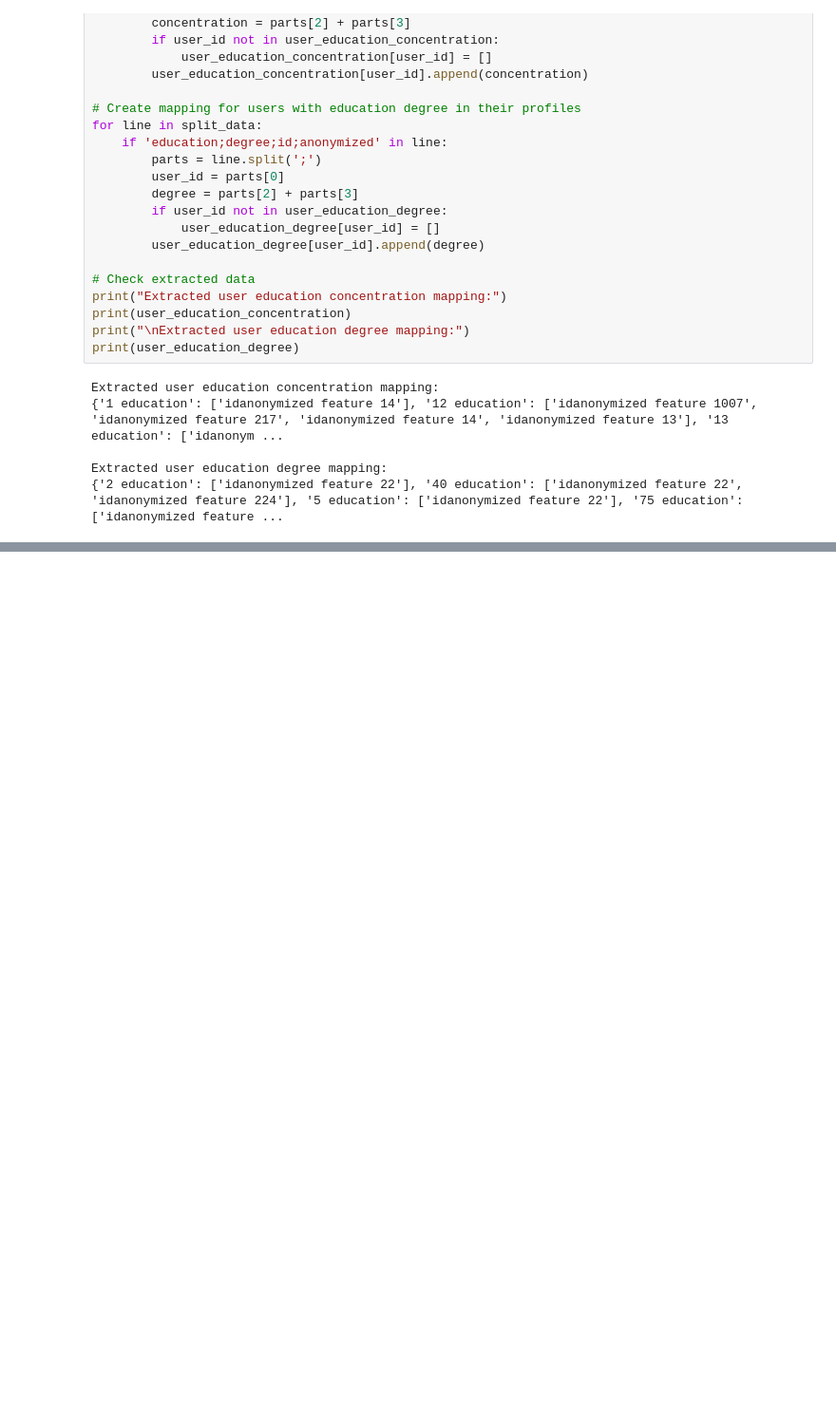
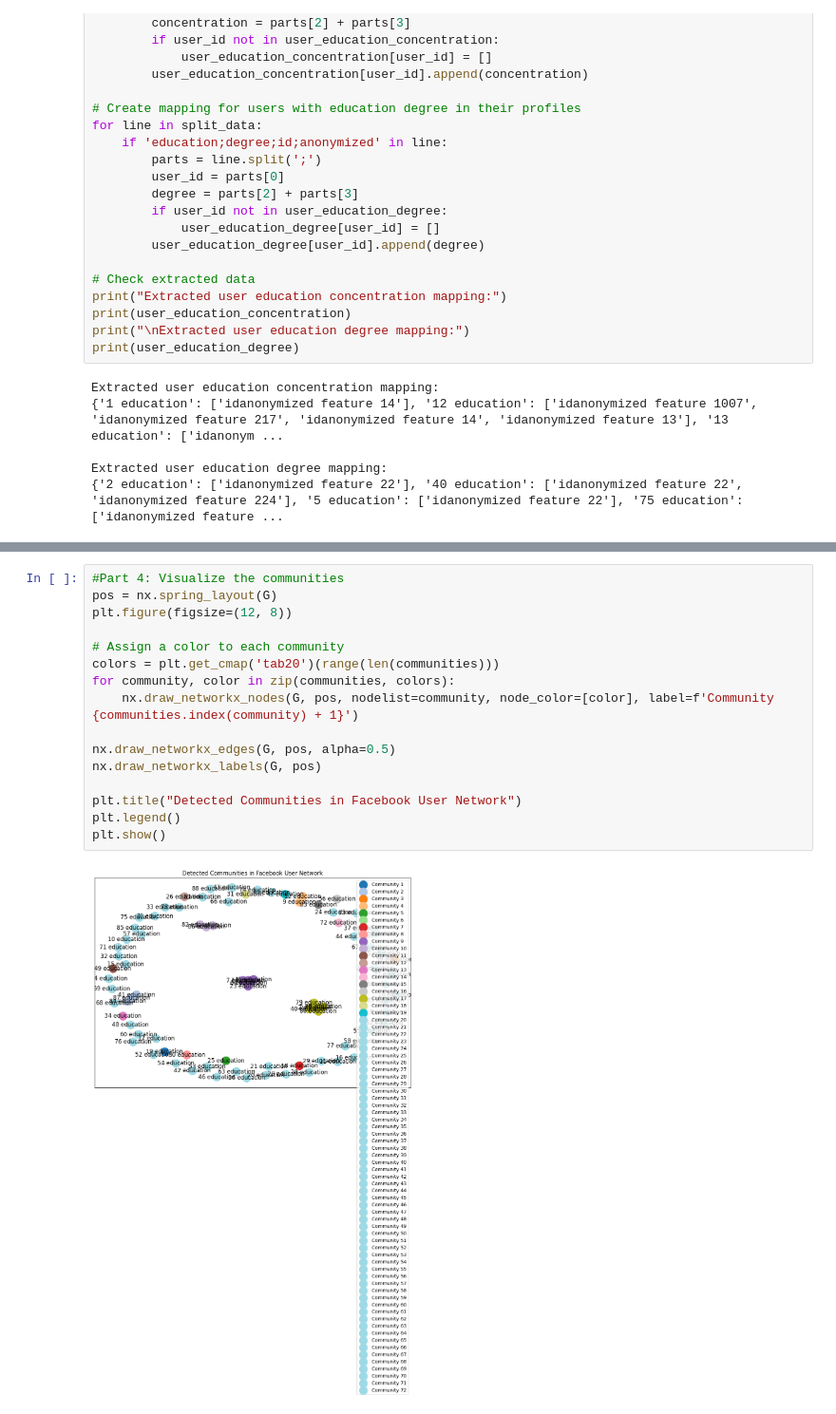
Before and after one commit to tahas022/EECS4414, a Jupyter notebook: facebook_community_discovery/facebook_community.ipynb, the cells around one changed output, grey strips where cells are left out. Shown: that part at 95% size. Cells and saved outputs as stored; diff of their text form; blank space fills up the shorter version.

```diff
--- a/facebook_community_discovery/facebook_community.ipynb
+++ b/facebook_community_discovery/facebook_community.ipynb
@@ -122,0 +175,18 @@ Number of edges: 214
+# %%
+#Part 4: Visualize the communities
+pos = nx.spring_layout(G)
+plt.figure(figsize=(12, 8))
+
+# Assign a color to each community
+colors = plt.get_cmap('tab20')(range(len(communities)))
+for community, color in zip(communities, colors):
+    nx.draw_networkx_nodes(G, pos, nodelist=community, node_color=[color], label=f'Community {communities.index(community) + 1}')
+
+nx.draw_networkx_edges(G, pos, alpha=0.5)
+nx.draw_networkx_labels(G, pos)
+
+plt.title("Detected Communities in Facebook User Network")
+plt.legend()
+plt.show()
+# %% [output]
+[figure, added]
```
Also changed, not shown: parts of 3 cells of this notebook.
